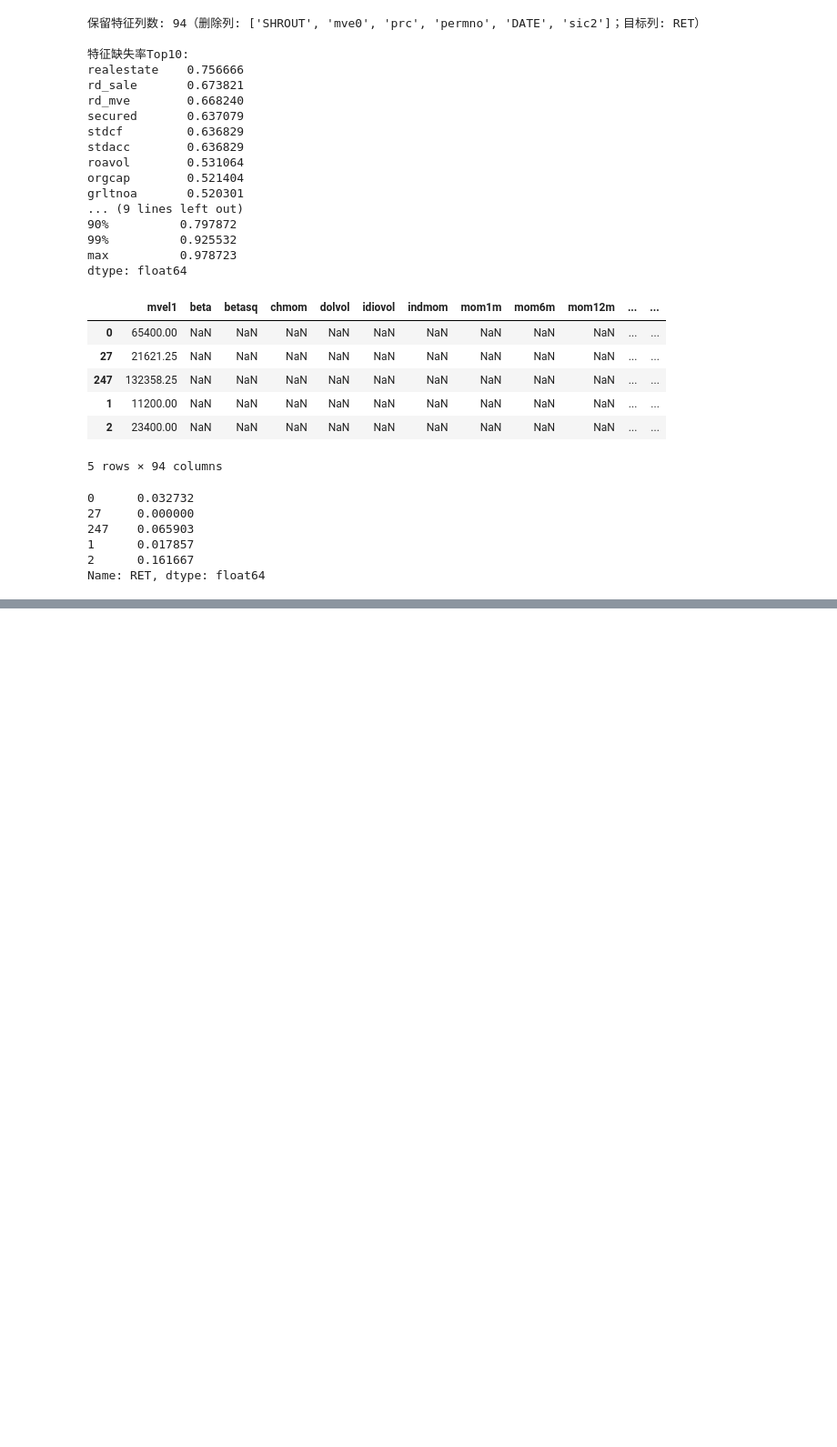
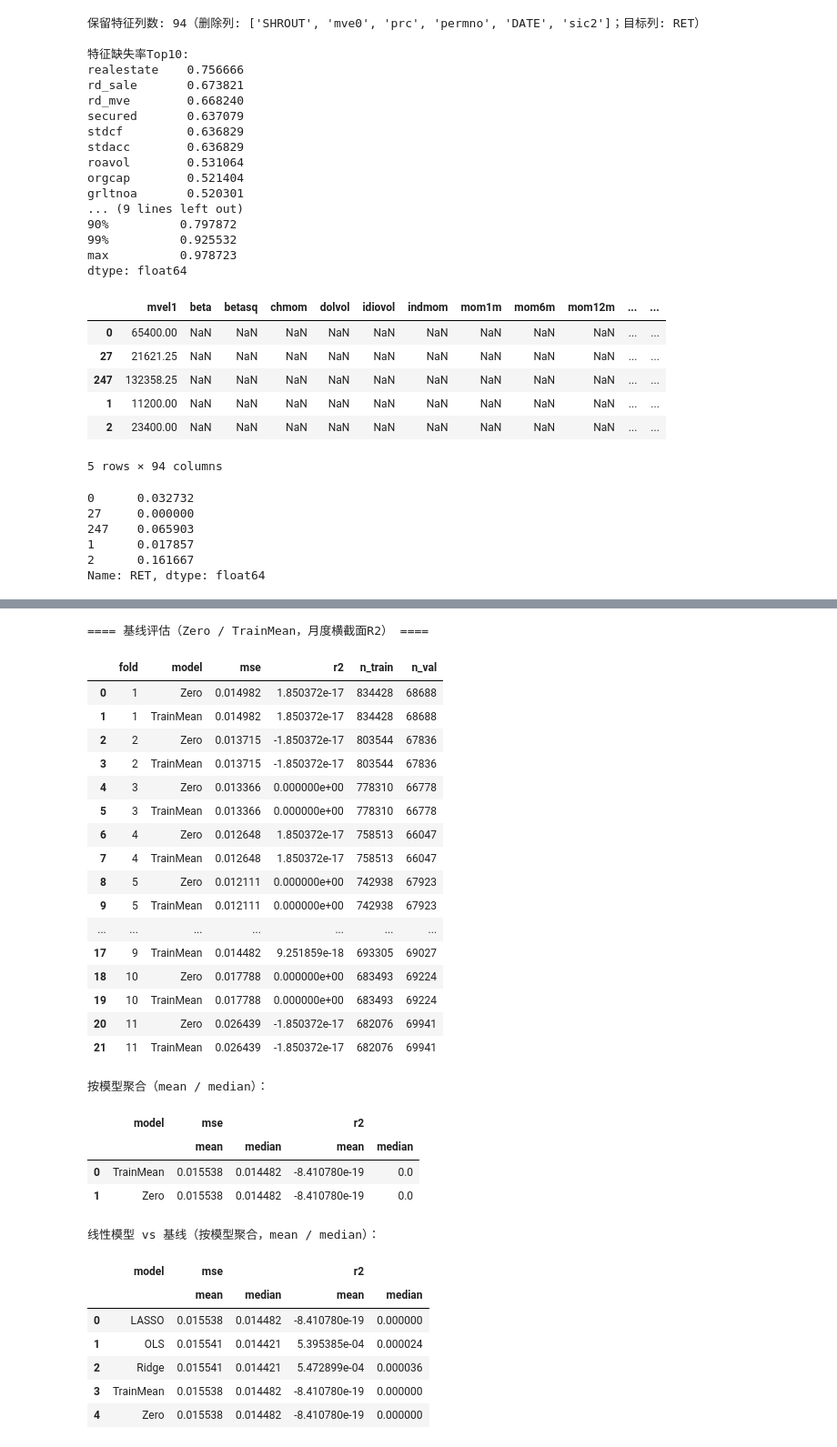
Before and after one commit to George-hardworking/machine-learning-for-finance, a Jupyter notebook: Assignment1/scripts/assignment1_kaibiao.ipynb, the cells around one changed output, grey strips where cells are left out. Shown at 91% size. Cells and saved outputs as stored; diff of their text form; code cells hidden in the pictures; blank space fills up the shorter version.

```diff
--- a/Assignment1/scripts/assignment1_kaibiao.ipynb
+++ b/Assignment1/scripts/assignment1_kaibiao.ipynb
@@ -595,41 +822,95 @@ display(summary_full)
 # %%
-# 简单基线：常数预测（Zero 与 TrainMean），复用全量时间折
+# 简单基线：常数预测（Zero / TrainMean），口径对齐为“月度横截面平均 R2”
 import numpy as np
 import pandas as pd
-from sklearn.metrics import mean_squared_error, r2_score
+from tqdm.auto import tqdm
+from sklearn.metrics import mean_squared_error
 
-print("==== 基线评估（Zero / TrainMean） ====")
+print("==== 基线评估（Zero / TrainMean，月度横截面R2） ====")
 
 if 'folds_full' not in globals() or len(folds_full) == 0:
     raise RuntimeError("请先运行全量时间序列折构造单元（含 folds_full）")
-if 'y_full' not in globals():
-    raise RuntimeError("请先确保 y_full 已在全量评估单元中构造")
+if 'y_full' not in globals() or 'months_full' not in globals():
+    raise RuntimeError("请先确保 y_full 与 months_full 已在全量评估单元中构造")
+
+def mean_monthly_r2(y_true, y_pred, months):
+    df_tmp = pd.DataFrame({"y": y_true, "pred": y_pred, "month": months.to_numpy()})
+    r2_list = []
+    for _, g in df_tmp.groupby("month"):
+        if g.shape[0] < 2:
+            continue
+        num = ((g["y"] - g["pred"]) ** 2).sum()
+        den = ((g["y"] - g["y"].mean()) ** 2).sum()
+        r2_list.append(1 - num / den if den > 0 else np.nan)
+    r2_list = [x for x in r2_list if np.isfinite(x)]
+    return float(np.mean(r2_list)) if len(r2_list) else np.nan
 
 baseline_rows = []
-for fold_id, (train_mask, val_mask) in enumerate(folds_full, 1):
+for fold_id, (train_mask, val_mask) in enumerate(tqdm(folds_full, desc="Baseline folds"), 1):
     y_train = y_full.loc[train_mask].to_numpy()
     y_val = y_full.loc[val_mask].to_numpy()
+    months_val = months_full.loc[val_mask]
 
     pred_zero = np.zeros(y_val.shape, dtype=float)
     mse_zero = mean_squared_error(y_val, pred_zero)
-    r2_zero = r2_score(y_val, pred_zero)
+    r2_zero = mean_monthly_r2(y_val, pred_zero, months_val)
     baseline_rows.append({"fold": fold_id, "model": "Zero", "mse": mse_zero, "r2": r2_zero, "n_train": len(y_train), "n_val": len(y_val)})
 
     mean_train = float(np.mean(y_train))
     pred_mean = np.full(y_val.shape, mean_train, dtype=float)
     mse_mean = mean_squared_error(y_val, pred_mean)
-    r2_mean = r2_score(y_val, pred_mean)
+    r2_mean = mean_monthly_r2(y_val, pred_mean, months_val)
     baseline_rows.append({"fold": fold_id, "model": "TrainMean", "mse": mse_mean, "r2": r2_mean, "n_train": len(y_train), "n_val": len(y_val)})
 
 baseline_df = pd.DataFrame(baseline_rows)
 display(baseline_df)
 
-print("按模型聚合：")
-display(baseline_df.groupby("model")[["mse", "r2"]].mean().reset_index())
+print("按模型聚合（mean / median）：")
+display(
+    baseline_df.groupby("model")[["mse", "r2"]]
+    .agg(["mean", "median"])
+    .reset_index()
+)
 
-print("线性模型 vs 基线（按模型聚合）：")
+print("线性模型 vs 基线（按模型聚合，mean / median）：")
 if 'results_full_df' in globals():
     combined_df = pd.concat([results_full_df, baseline_df], ignore_index=True)
-    display(combined_df.groupby("model")[["mse", "r2"]].mean().reset_index())
+    display(
+        combined_df.groupby("model")[["mse", "r2"]]
+        .agg(["mean", "median"])
+        .reset_index()
+    )
 else:
     print("results_full_df 不存在，请先运行全量递归CV单元")
+# %% [output]
+==== 基线评估（Zero / TrainMean，月度横截面R2） ====
+|  | fold | model | mse | r2 | n_train | n_val |
+| 0 | 1 | Zero | 0.014982 | 1.850372e-17 | 834428 | 68688 |
+| 1 | 1 | TrainMean | 0.014982 | 1.850372e-17 | 834428 | 68688 |
+| 2 | 2 | Zero | 0.013715 | -1.850372e-17 | 803544 | 67836 |
+| 3 | 2 | TrainMean | 0.013715 | -1.850372e-17 | 803544 | 67836 |
+| 4 | 3 | Zero | 0.013366 | 0.000000e+00 | 778310 | 66778 |
+| 5 | 3 | TrainMean | 0.013366 | 0.000000e+00 | 778310 | 66778 |
+| 6 | 4 | Zero | 0.012648 | 1.850372e-17 | 758513 | 66047 |
+| 7 | 4 | TrainMean | 0.012648 | 1.850372e-17 | 758513 | 66047 |
+| 8 | 5 | Zero | 0.012111 | 0.000000e+00 | 742938 | 67923 |
+| 9 | 5 | TrainMean | 0.012111 | 0.000000e+00 | 742938 | 67923 |
+| ... | ... | ... | ... | ... | ... | ... |
+| 17 | 9 | TrainMean | 0.014482 | 9.251859e-18 | 693305 | 69027 |
+| 18 | 10 | Zero | 0.017788 | 0.000000e+00 | 683493 | 69224 |
+| 19 | 10 | TrainMean | 0.017788 | 0.000000e+00 | 683493 | 69224 |
+| 20 | 11 | Zero | 0.026439 | -1.850372e-17 | 682076 | 69941 |
+| 21 | 11 | TrainMean | 0.026439 | -1.850372e-17 | 682076 | 69941 |
+按模型聚合（mean / median）：
+|  | model | mse |  | r2 |  |
+|  |  | mean | median | mean | median |
+| 0 | TrainMean | 0.015538 | 0.014482 | -8.410780e-19 | 0.0 |
+| 1 | Zero | 0.015538 | 0.014482 | -8.410780e-19 | 0.0 |
+线性模型 vs 基线（按模型聚合，mean / median）：
+|  | model | mse |  | r2 |  |
+|  |  | mean | median | mean | median |
+| 0 | LASSO | 0.015538 | 0.014482 | -8.410780e-19 | 0.000000 |
+| 1 | OLS | 0.015541 | 0.014421 | 5.395385e-04 | 0.000024 |
+| 2 | Ridge | 0.015541 | 0.014421 | 5.472899e-04 | 0.000036 |
+| 3 | TrainMean | 0.015538 | 0.014482 | -8.410780e-19 | 0.000000 |
+| 4 | Zero | 0.015538 | 0.014482 | -8.410780e-19 | 0.000000 |
```
Also changed, not shown: parts of 22 cells of this notebook.
